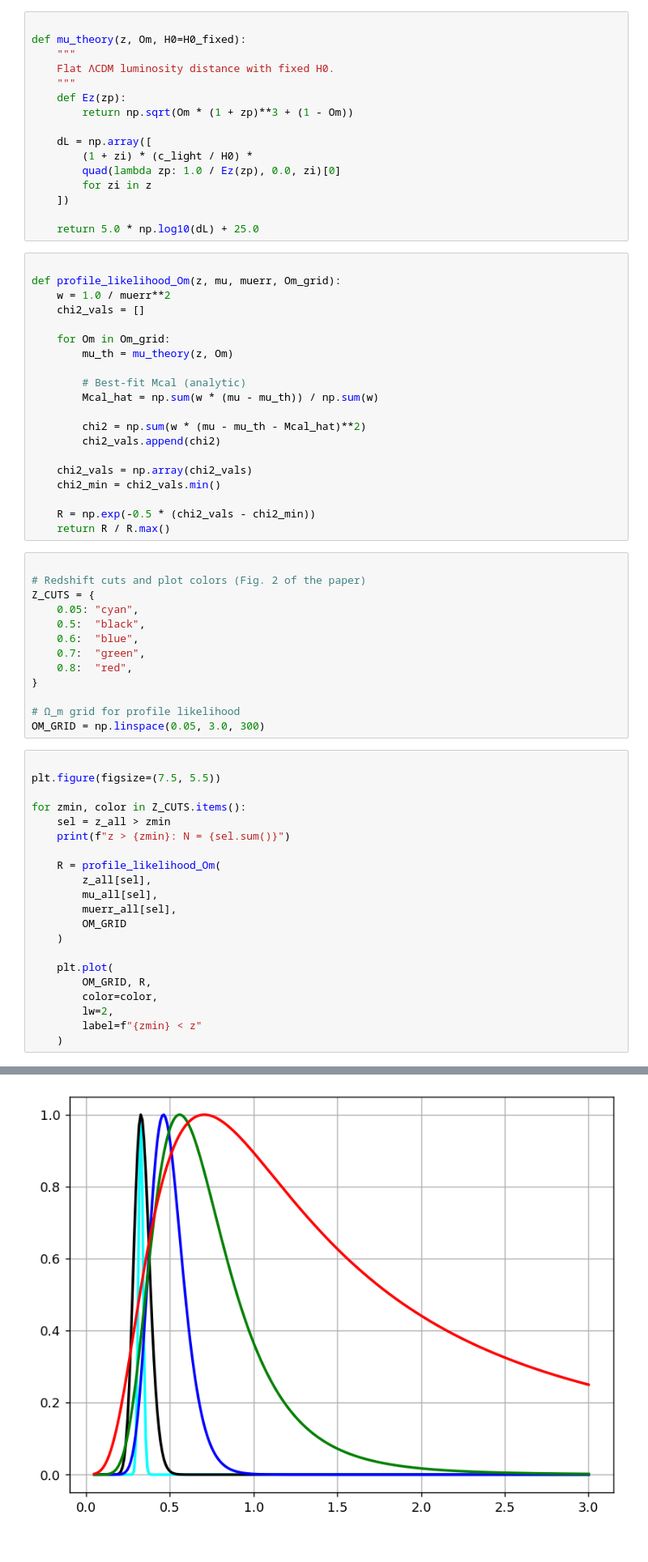
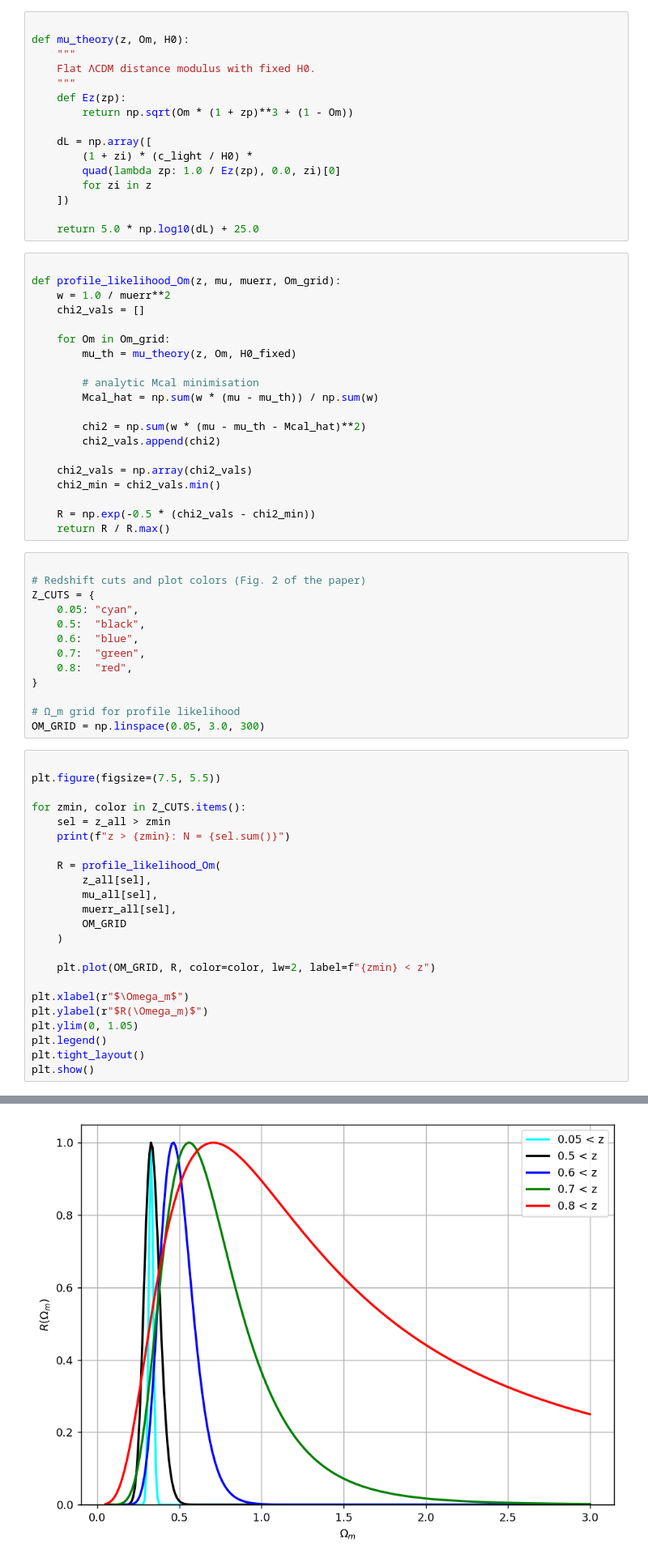
Before and after one commit to ShBrady/MSc-Thesis, a Jupyter notebook: CODE.ipynb, the cells around one changed output, grey strips where cells are left out. Shown at 81% size. Cells and saved outputs as stored; diff of their text form.

```diff
--- a/CODE.ipynb
+++ b/CODE.ipynb
@@ -354,9 +355,9 @@ Loaded raw shape: (1820, 9)
 After cuts: (1726, 9)
 # %%
 
-def mu_theory(z, Om, H0=H0_fixed):
+def mu_theory(z, Om, H0):
     """
-    Flat ΛCDM luminosity distance with fixed H0.
+    Flat ΛCDM distance modulus with fixed H0.
     """
     def Ez(zp):
         return np.sqrt(Om * (1 + zp)**3 + (1 - Om))
@@ -375,9 +376,9 @@ def profile_likelihood_Om(z, mu, muerr, Om_grid):
     chi2_vals = []
 
     for Om in Om_grid:
-        mu_th = mu_theory(z, Om)
+        mu_th = mu_theory(z, Om, H0_fixed)
 
-        # Best-fit Mcal (analytic)
+        # analytic Mcal minimisation
         Mcal_hat = np.sum(w * (mu - mu_th)) / np.sum(w)
 
         chi2 = np.sum(w * (mu - mu_th - Mcal_hat)**2)
@@ -404,28 +405,30 @@ OM_GRID = np.linspace(0.05, 3.0, 300)
 # %%
 
 plt.figure(figsize=(7.5, 5.5))
 
 for zmin, color in Z_CUTS.items():
     sel = z_all > zmin
     print(f"z > {zmin}: N = {sel.sum()}")
 
     R = profile_likelihood_Om(
         z_all[sel],
         mu_all[sel],
         muerr_all[sel],
         OM_GRID
     )
 
-    plt.plot(
-        OM_GRID, R,
-        color=color,
-        lw=2,
-        label=f"{zmin} < z"
-    )
+    plt.plot(OM_GRID, R, color=color, lw=2, label=f"{zmin} < z")
+
+plt.xlabel(r"$\Omega_m$")
+plt.ylabel(r"$R(\Omega_m)$")
+plt.ylim(0, 1.05)
+plt.legend()
+plt.tight_layout()
+plt.show()
 # %% [output]
 z > 0.05: N = 1585
 z > 0.5: N = 827
 z > 0.6: N = 528
 z > 0.7: N = 244
 z > 0.8: N = 123
-[figure, old version]
+[figure, new version]
```
Also changed, not shown: parts of 10 cells of this notebook.
